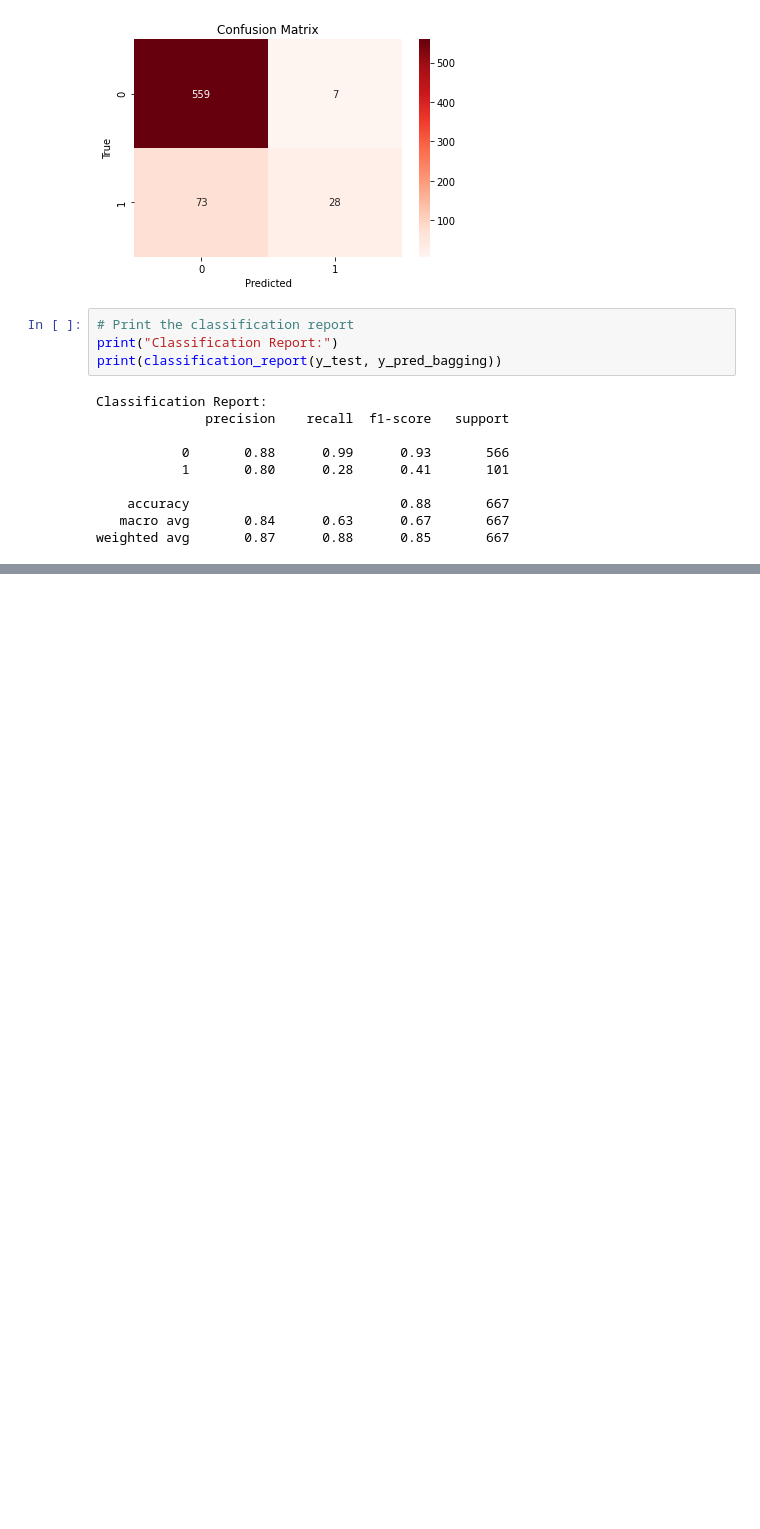
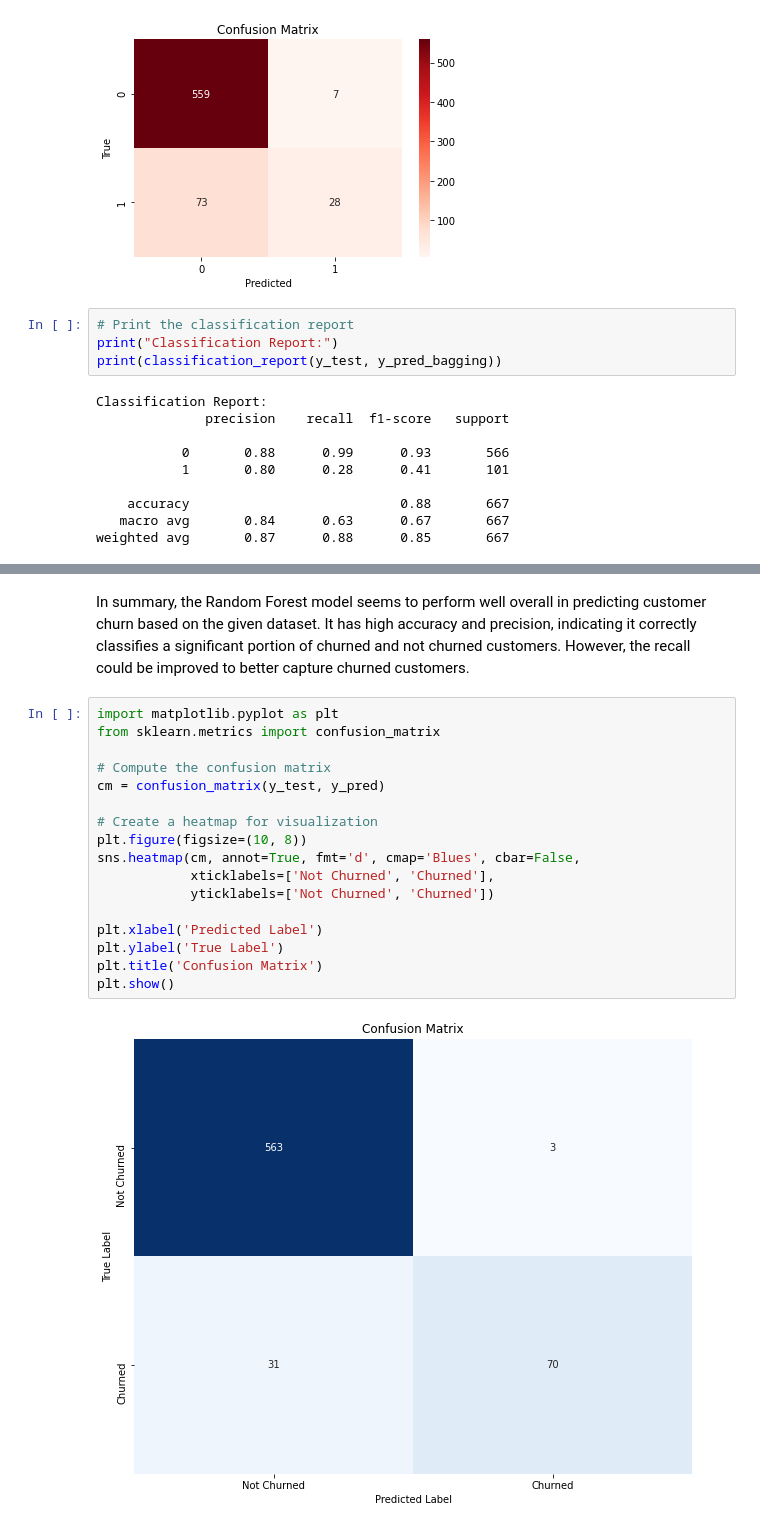
Before and after one commit to Bonifacemutwiri17/Customer-Churn-Prediction-Project, a Jupyter notebook: Customer Churn .ipynb, the cells around one changed output, grey strips where cells are left out. Drawn from its saved outputs; the diff is of its cells as text; blank space fills up the shorter version.

```diff
--- a/Customer Churn .ipynb
+++ b/Customer Churn .ipynb
@@ -1158,0 +1340,21 @@ weighted avg       0.87      0.88      0.85       667
+# %% [markdown]
+In summary, the Random Forest model seems to perform well overall in predicting customer churn based on the given dataset. It has high accuracy and precision, indicating it correctly classifies a significant portion of churned and not churned customers. However, the recall could be improved to better capture churned customers.
+# %%
+import matplotlib.pyplot as plt
+from sklearn.metrics import confusion_matrix
+
+# Compute the confusion matrix
+cm = confusion_matrix(y_test, y_pred)
+
+# Create a heatmap for visualization
+plt.figure(figsize=(10, 8))
+sns.heatmap(cm, annot=True, fmt='d', cmap='Blues', cbar=False,
+            xticklabels=['Not Churned', 'Churned'],
+            yticklabels=['Not Churned', 'Churned'])
+
+plt.xlabel('Predicted Label')
+plt.ylabel('True Label')
+plt.title('Confusion Matrix')
+plt.show()
+# %% [output]
+[figure, added]
```
Also changed, not shown: parts of 16 cells of this notebook.
